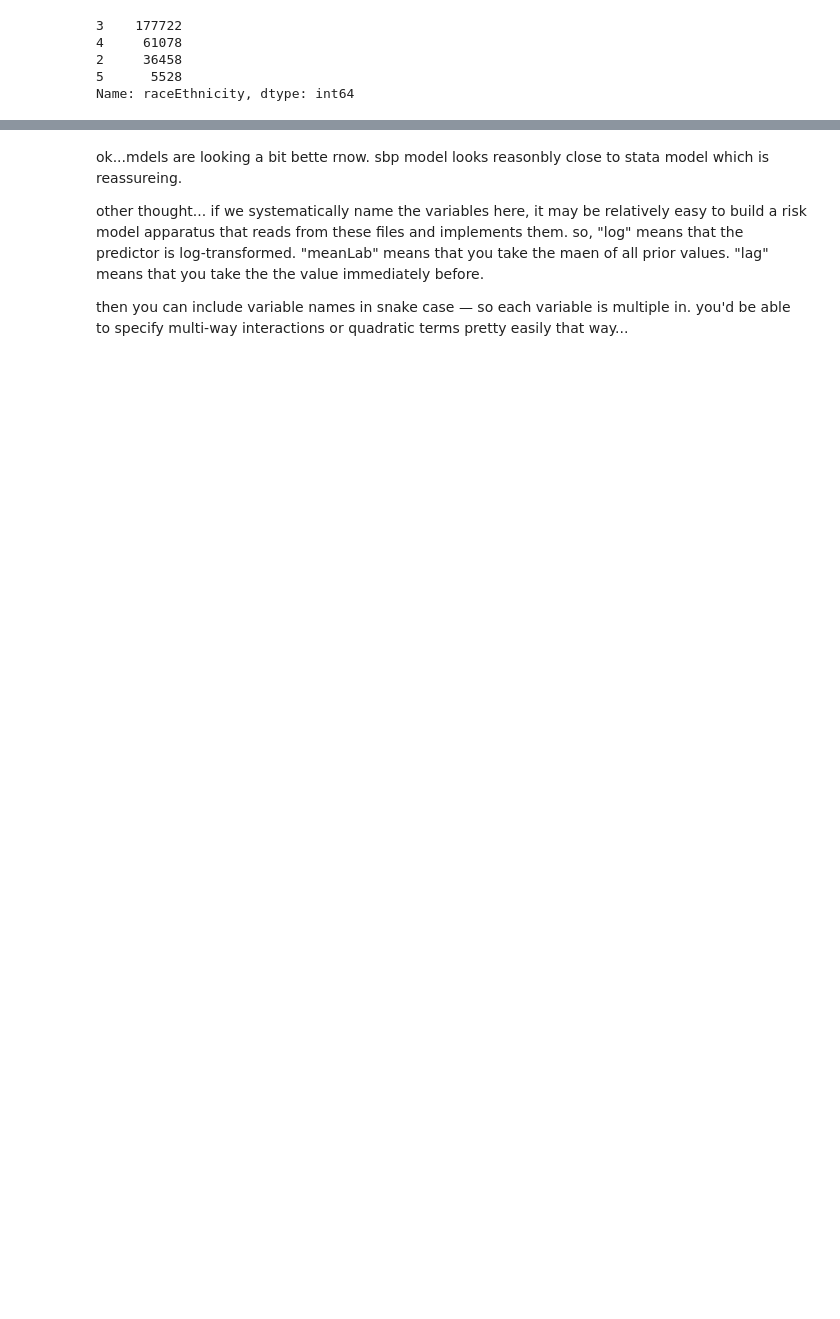
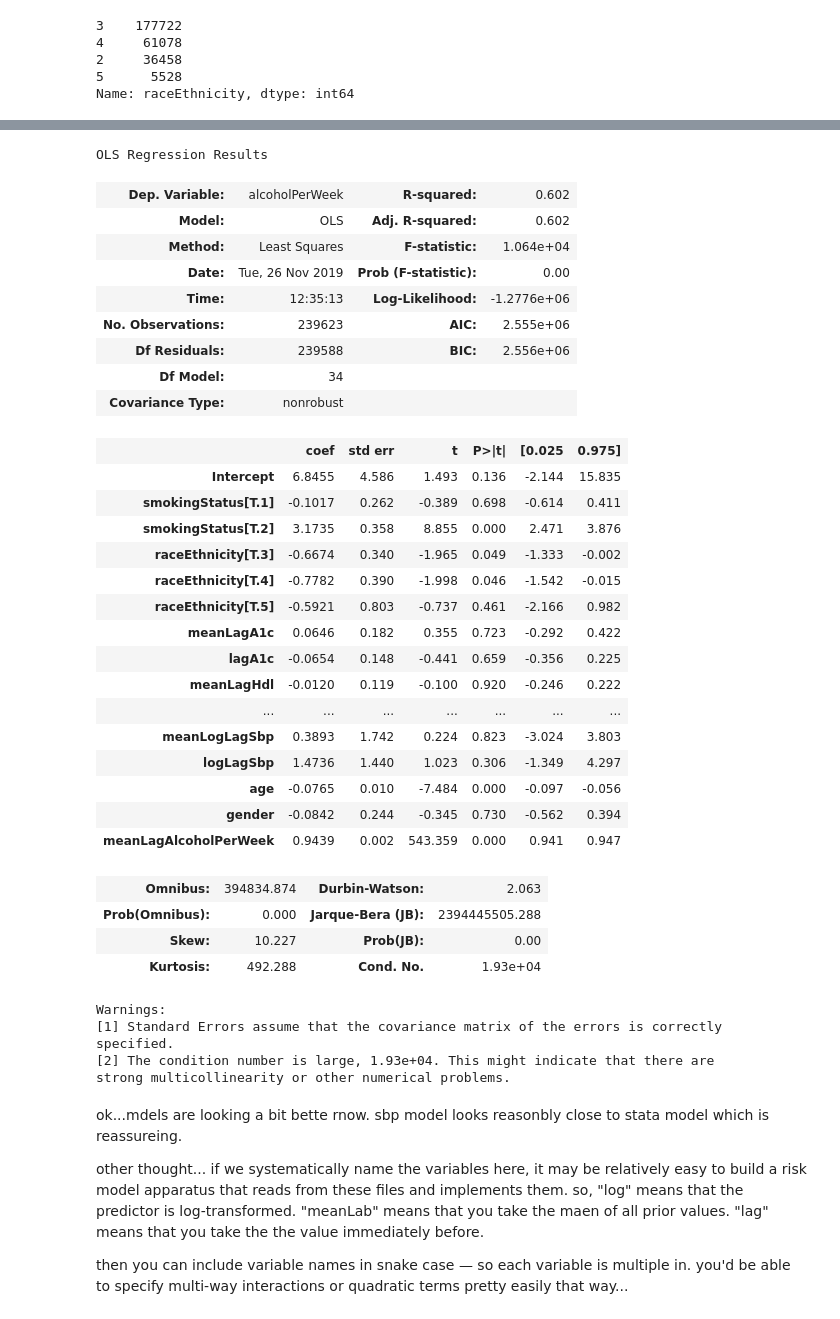
Before and after one commit to jburke5/microsimNHANES, a Jupyter notebook: buildRiskFactorsFromCombinedCohort.ipynb, the cells around one changed output, grey strips where cells are left out. Cells and saved outputs as stored; diff of their text form; code cells hidden in the pictures; blank space fills up the shorter version.

```diff
--- a/buildRiskFactorsFromCombinedCohort.ipynb
+++ b/buildRiskFactorsFromCombinedCohort.ipynb
@@ -301,4 +322,41 @@ Warnings:
 strong multicollinearity or other numerical problems.
+# %%
+regResults['alcoholPerWeek'].summary()
+# %% [output]
+OLS Regression Results
+| Dep. Variable: | alcoholPerWeek | R-squared: | 0.602 |
+| Model: | OLS | Adj. R-squared: | 0.602 |
+| Method: | Least Squares | F-statistic: | 1.064e+04 |
+| Date: | Tue, 26 Nov 2019 | Prob (F-statistic): | 0.00 |
+| Time: | 12:35:13 | Log-Likelihood: | -1.2776e+06 |
+| No. Observations: | 239623 | AIC: | 2.555e+06 |
+| Df Residuals: | 239588 | BIC: | 2.556e+06 |
+| Df Model: | 34 |  |  |
+| Covariance Type: | nonrobust |  |  |
+|  | coef | std err | t | P>|t| | [0.025 | 0.975] |
+| Intercept | 6.8455 | 4.586 | 1.493 | 0.136 | -2.144 | 15.835 |
+| smokingStatus[T.1] | -0.1017 | 0.262 | -0.389 | 0.698 | -0.614 | 0.411 |
+| smokingStatus[T.2] | 3.1735 | 0.358 | 8.855 | 0.000 | 2.471 | 3.876 |
+| raceEthnicity[T.3] | -0.6674 | 0.340 | -1.965 | 0.049 | -1.333 | -0.002 |
+| raceEthnicity[T.4] | -0.7782 | 0.390 | -1.998 | 0.046 | -1.542 | -0.015 |
+| raceEthnicity[T.5] | -0.5921 | 0.803 | -0.737 | 0.461 | -2.166 | 0.982 |
+| meanLagA1c | 0.0646 | 0.182 | 0.355 | 0.723 | -0.292 | 0.422 |
+| lagA1c | -0.0654 | 0.148 | -0.441 | 0.659 | -0.356 | 0.225 |
+| meanLagHdl | -0.0120 | 0.119 | -0.100 | 0.920 | -0.246 | 0.222 |
+| ... | ... | ... | ... | ... | ... | ... |
+| meanLogLagSbp | 0.3893 | 1.742 | 0.224 | 0.823 | -3.024 | 3.803 |
+| logLagSbp | 1.4736 | 1.440 | 1.023 | 0.306 | -1.349 | 4.297 |
+| age | -0.0765 | 0.010 | -7.484 | 0.000 | -0.097 | -0.056 |
+| gender | -0.0842 | 0.244 | -0.345 | 0.730 | -0.562 | 0.394 |
+| meanLagAlcoholPerWeek | 0.9439 | 0.002 | 543.359 | 0.000 | 0.941 | 0.947 |
+| Omnibus: | 394834.874 | Durbin-Watson: | 2.063 |
+| Prob(Omnibus): | 0.000 | Jarque-Bera (JB): | 2394445505.288 |
+| Skew: | 10.227 | Prob(JB): | 0.00 |
+| Kurtosis: | 492.288 | Cond. No. | 1.93e+04 |
+Warnings:
+[1] Standard Errors assume that the covariance matrix of the errors is correctly specified.
+[2] The condition number is large, 1.93e+04. This might indicate that there are
+strong multicollinearity or other numerical problems.
 # %% [markdown]
 ok...mdels are looking a bit bette rnow. sbp model looks reasonbly close to stata model which is reassureing.
 
```
Also changed, not shown: parts of 13 cells of this notebook, 1 other file.
